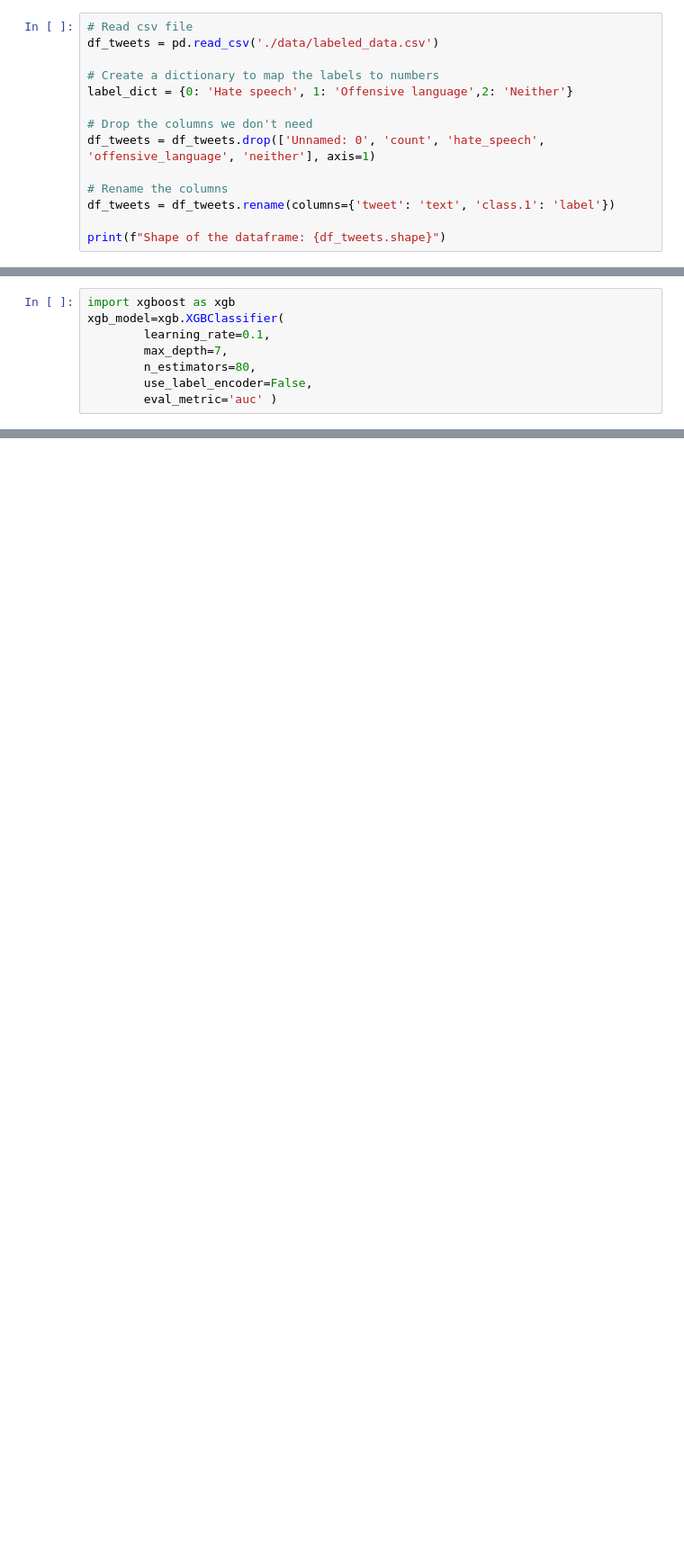
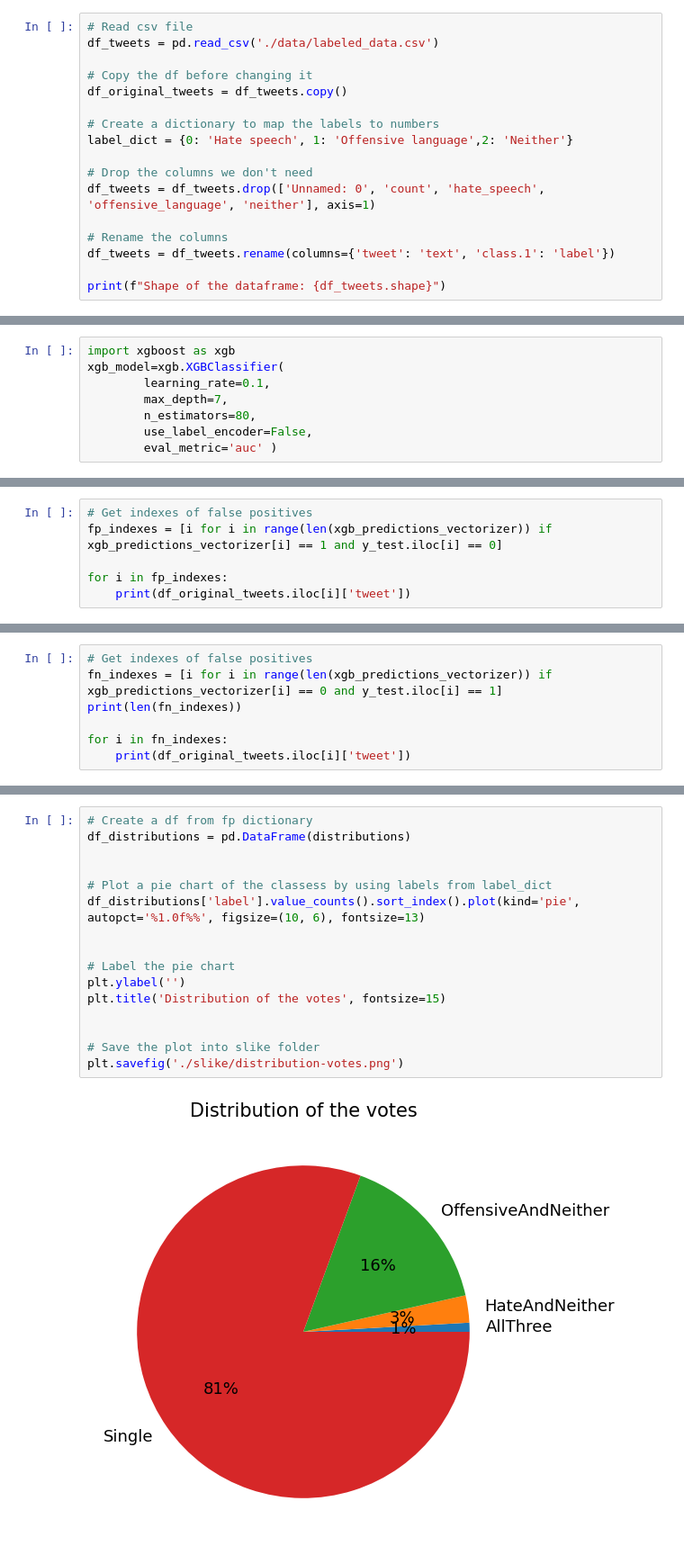
Before and after one commit to ZanKorosak/nlp-hate-speech, a Jupyter notebook: hate-speech.ipynb, the cells around one changed output, grey strips where cells are left out. Shown at 90% size. Cells and saved outputs as stored; diff of their text form; blank space fills up the shorter version.

```diff
--- a/hate-speech.ipynb
+++ b/hate-speech.ipynb
@@ -30,6 +30,9 @@ First we clean the dataframe by removing the unnecessary columns that map to 'cl
 # %%
 # Read csv file
 df_tweets = pd.read_csv('./data/labeled_data.csv')
+
+# Copy the df before changing it
+df_original_tweets = df_tweets.copy()
 
 # Create a dictionary to map the labels to numbers
 label_dict = {0: 'Hate speech', 1: 'Offensive language',2: 'Neither'}
@@ -253,3 +274,9 @@ print (classification_report(y_test, xgb_predictions_vectorizer))
     accuracy                           0.93      6196
    macro avg       0.86      0.94      0.89      6196
 weighted avg       0.95      0.93      0.94      6196
+# %%
+# Get indexes of false positives
+fp_indexes = [i for i in range(len(xgb_predictions_vectorizer)) if xgb_predictions_vectorizer[i] == 1 and y_test.iloc[i] == 0]
+
+for i in fp_indexes:
+    print(df_original_tweets.iloc[i]['tweet'])
@@ -255,0 +301,7 @@ weighted avg       0.95      0.93      0.94      6196
+# %%
+# Get indexes of false positives
+fn_indexes = [i for i in range(len(xgb_predictions_vectorizer)) if xgb_predictions_vectorizer[i] == 0 and y_test.iloc[i] == 1]
+print(len(fn_indexes))
+
+for i in fn_indexes:
+    print(df_original_tweets.iloc[i]['tweet'])
@@ -255,0 +359,18 @@ weighted avg       0.95      0.93      0.94      6196
+# %%
+# Create a df from fp dictionary
+df_distributions = pd.DataFrame(distributions)
+
+
+# Plot a pie chart of the classess by using labels from label_dict
+df_distributions['label'].value_counts().sort_index().plot(kind='pie', autopct='%1.0f%%', figsize=(10, 6), fontsize=13)
+
+
+# Label the pie chart
+plt.ylabel('')
+plt.title('Distribution of the votes', fontsize=15)
+
+
+# Save the plot into slike folder
+plt.savefig('./slike/distribution-votes.png')
+# %% [output]
+[figure, added]
```
Also changed, not shown: parts of 10 cells of this notebook, 4 other files.
